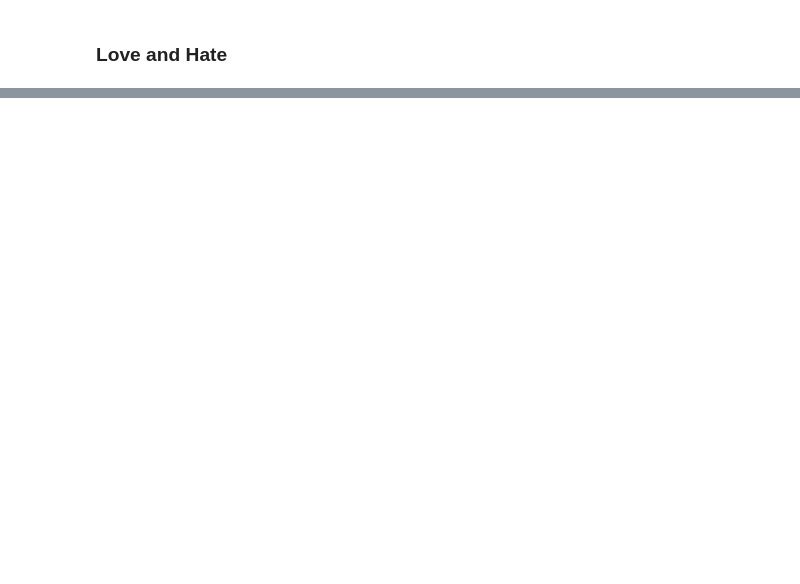
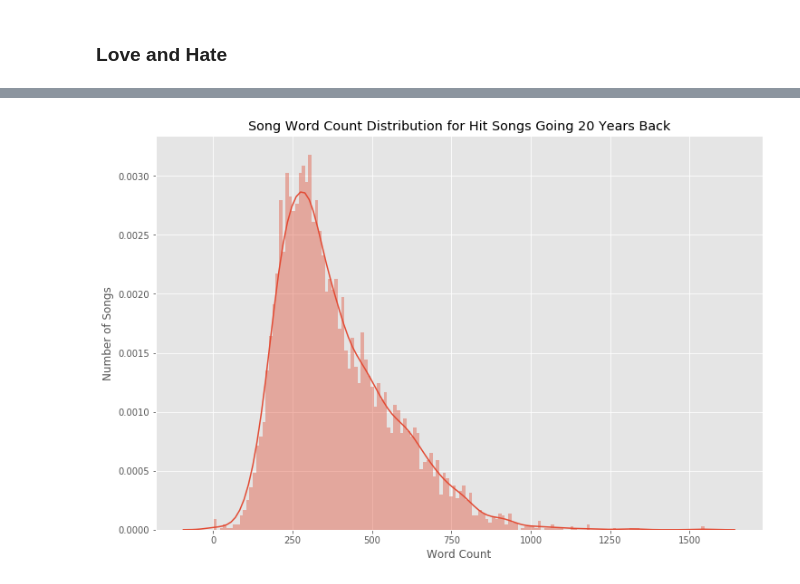
Before and after one commit to sn-ekstrand/lyric-clustering, a Jupyter notebook: notebooks/lyrics_eda.ipynb, the cells around one changed output, grey strips where cells are left out. Cells and saved outputs as stored; diff of their text form; code cells hidden in the pictures; blank space fills up the shorter version.

```diff
--- a/notebooks/lyrics_eda.ipynb
+++ b/notebooks/lyrics_eda.ipynb
@@ -261,0 +497,8 @@ df.tail()
+# %%
+fig, ax = plt.subplots(figsize=(12,8))
+sns.distplot(df['word_count'], bins=150)
+ax.set_xlabel('Word Count')
+ax.set_ylabel('Number of Songs')
+ax.set_title('Song Word Count Distribution for Hit Songs Going 20 Years Back');
+# %% [output]
+[figure, added]
```
Also changed, not shown: parts of 68 cells of this notebook.
